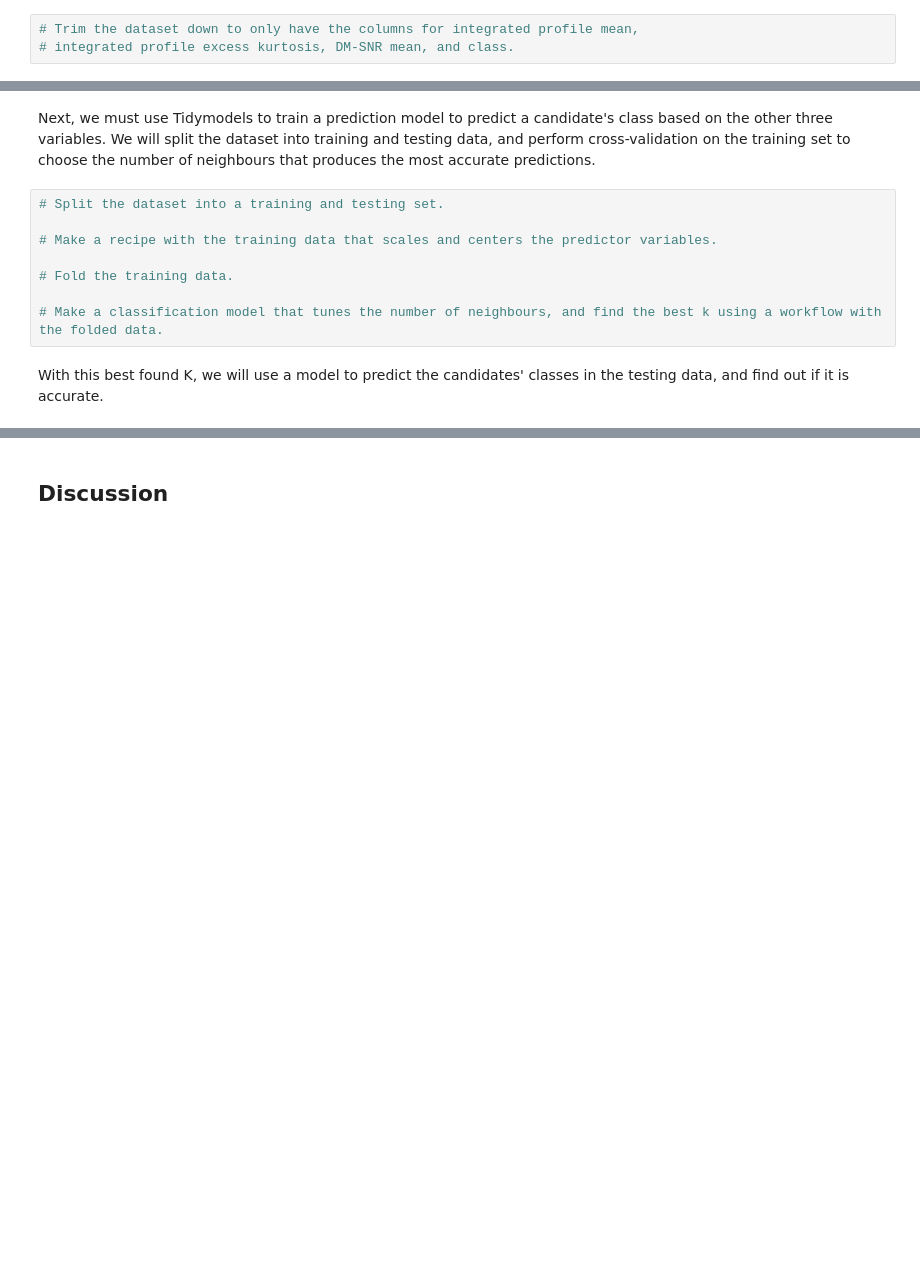
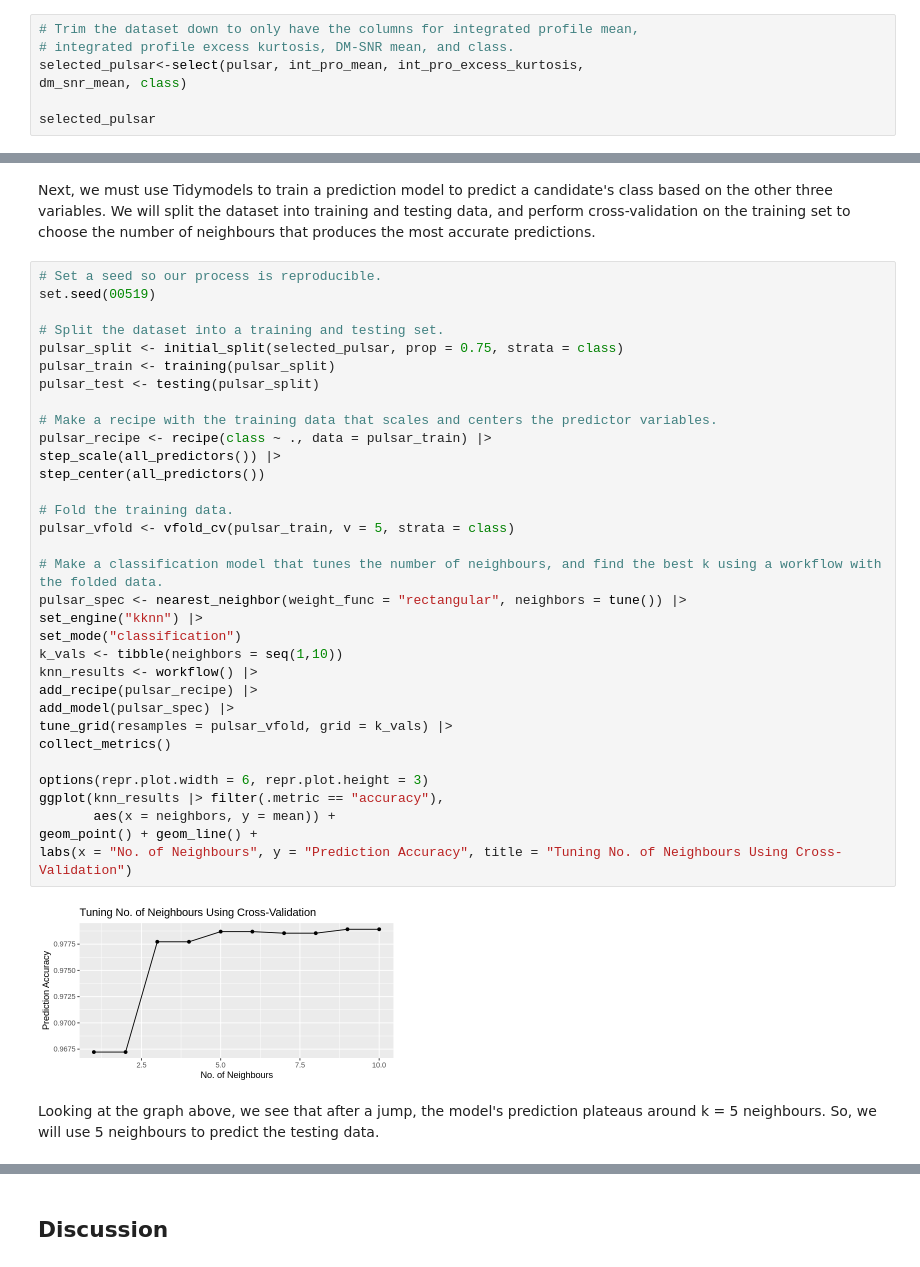
Before and after one commit to Kugelblitz64/dcsi100group19, a Jupyter notebook: dcsi100group19project.ipynb, the cells around one changed output, grey strips where cells are left out. Cells and saved outputs as stored; diff of their text form; blank space fills up the shorter version.

```diff
--- a/dcsi100group19project.ipynb
+++ b/dcsi100group19project.ipynb
@@ -97,3 +87,7 @@ To begin, we will first trim down the dataset to only include the variables we a
 # %%
 # Trim the dataset down to only have the columns for integrated profile mean,
 # integrated profile excess kurtosis, DM-SNR mean, and class.
+selected_pulsar<-select(pulsar, int_pro_mean, int_pro_excess_kurtosis,
+dm_snr_mean, class)
+
+selected_pulsar
@@ -100,14 +105,41 @@ To begin, we will first trim down the dataset to only include the variables we a
 # %% [markdown]
 Next, we must use Tidymodels to train a prediction model to predict a candidate's class based on the other three variables. We will split the dataset into training and testing data, and perform cross-validation on the training set to choose the number of neighbours that produces the most accurate predictions.
-# %%
-# Split the dataset into a training and testing set.
-
-# Make a recipe with the training data that scales and centers the predictor variables.
-
-# Fold the training data.
-
-# Make a classification model that tunes the number of neighbours, and find the best k using a workflow with the folded data.
+# %%
+# Set a seed so our process is reproducible.
+set.seed(00519)
+
+# Split the dataset into a training and testing set.
+pulsar_split <- initial_split(selected_pulsar, prop = 0.75, strata = class)
+pulsar_train <- training(pulsar_split)
+pulsar_test <- testing(pulsar_split)
+
+# Make a recipe with the training data that scales and centers the predictor variables.
+pulsar_recipe <- recipe(class ~ ., data = pulsar_train) |>
+step_scale(all_predictors()) |>
+step_center(all_predictors())
+
+# Fold the training data.
+pulsar_vfold <- vfold_cv(pulsar_train, v = 5, strata = class)
+
+# Make a classification model that tunes the number of neighbours, and find the best k using a workflow with the folded data.
+pulsar_spec <- nearest_neighbor(weight_func = "rectangular", neighbors = tune()) |>
+set_engine("kknn") |>
+set_mode("classification")
+k_vals <- tibble(neighbors = seq(1,10))
+knn_results <- workflow() |>
+add_recipe(pulsar_recipe) |>
+add_model(pulsar_spec) |>
+tune_grid(resamples = pulsar_vfold, grid = k_vals) |>
+collect_metrics()
+
+options(repr.plot.width = 6, repr.plot.height = 3)
+ggplot(knn_results |> filter(.metric == "accuracy"),
+       aes(x = neighbors, y = mean)) +
+geom_point() + geom_line() +
+labs(x = "No. of Neighbours", y = "Prediction Accuracy", title = "Tuning No. of Neighbours Using Cross-Validation")
+# %% [output]
+[figure, added]
 # %% [markdown]
-With this best found K, we will use a model to predict the candidates' classes in the testing data, and find out if it is accurate.
+Looking at the graph above, we see that after a jump, the model's prediction plateaus around k = 5 neighbours. So, we will use 5 neighbours to predict the testing data.
 # %%
 # Make a model with the best k and use it on the testing data.
```
Also changed, not shown: parts of 7 cells of this notebook.
